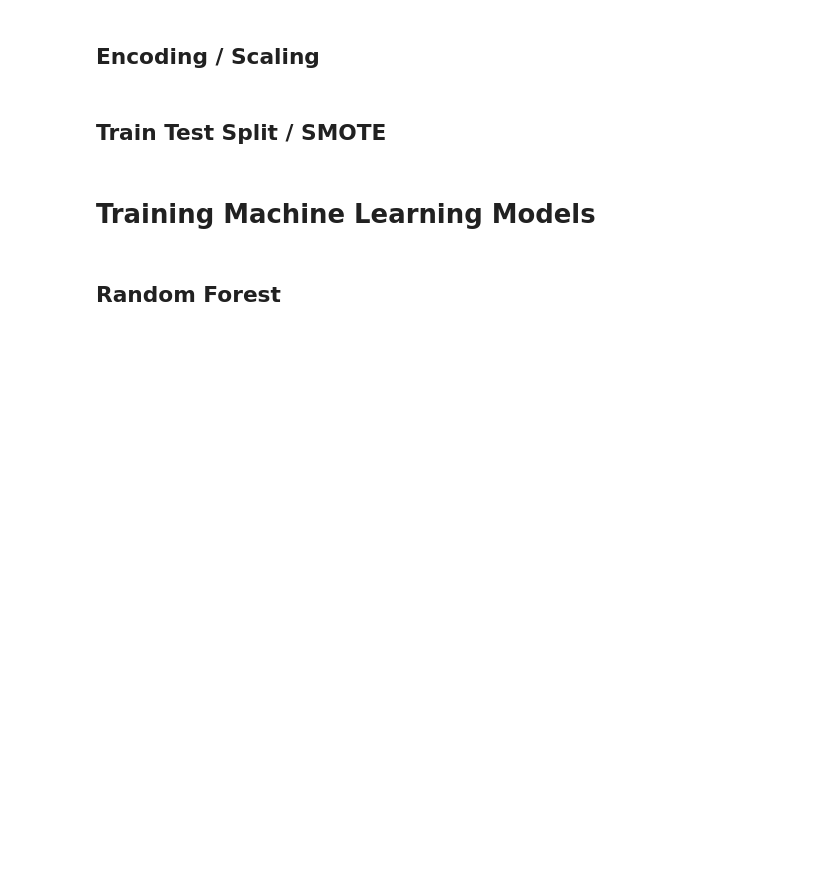
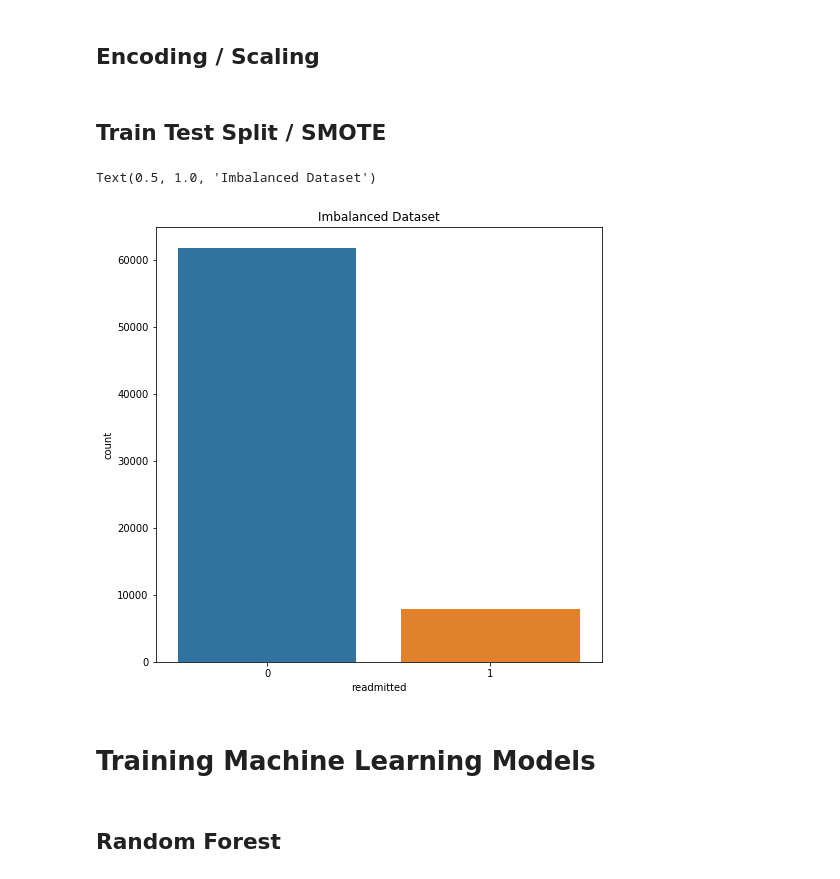
Before and after one commit to rchoi2/Diabetes-Readmission-Classifier, a Jupyter notebook: Diabetes_Classification_EDA.ipynb, the cells around one changed output. Drawn from its saved outputs; the diff is of its cells as text; code cells hidden in the pictures; blank space fills up the shorter version.

```diff
--- a/Diabetes_Classification_EDA.ipynb
+++ b/Diabetes_Classification_EDA.ipynb
@@ -112,6 +112,13 @@ X_scaled = pd.DataFrame(scaler.fit_transform(X), columns = X.columns)
 from sklearn.model_selection import train_test_split
 
 X_train, X_test, y_train, y_test = train_test_split(X_scaled, y, test_size = 0.3, stratify = y, random_state = 42)
+# %%
+plt.figure(figsize=(8,8))
+sns.countplot(y_train)
+plt.title('Imbalanced Dataset')
+# %% [output]
+Text(0.5, 1.0, 'Imbalanced Dataset')
+[figure, added]
 # %%
 # SMOTE
 from imblearn.over_sampling import SMOTE
```
Also changed, not shown: 2 other files.
